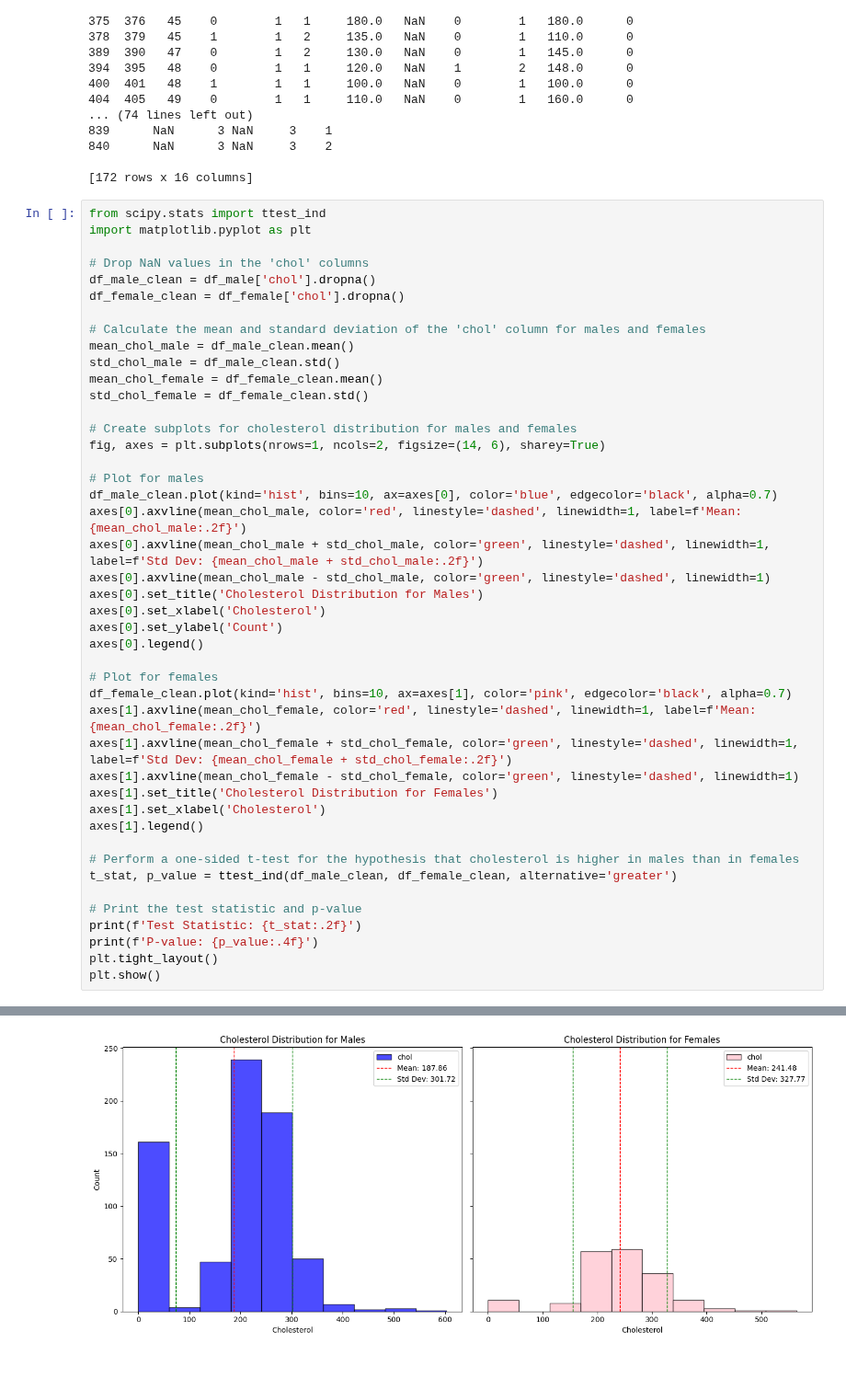
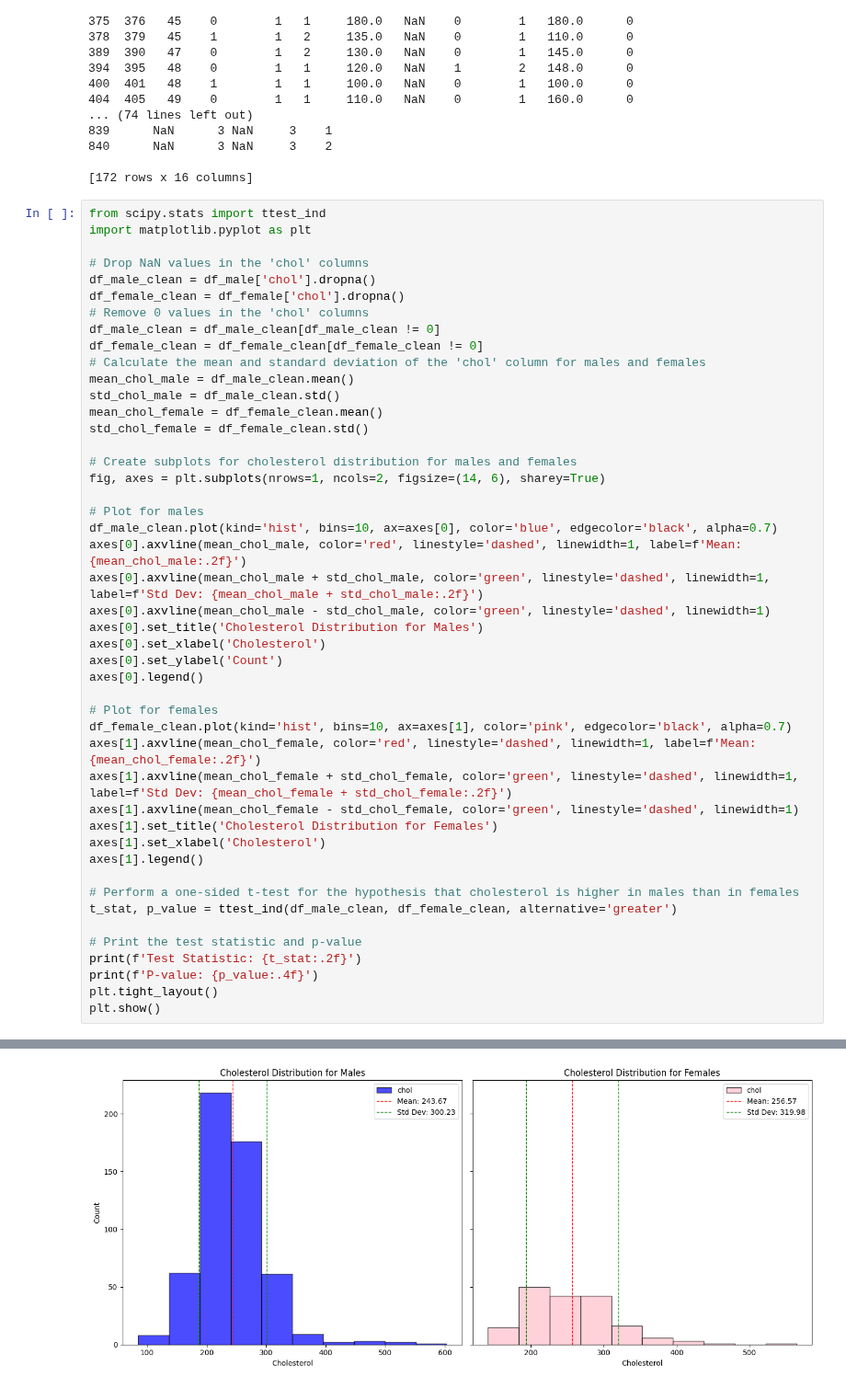
Before and after one commit to KasperFuru/datamining_oblig1, a Jupyter notebook: oblignotebook.ipynb, the cells around one changed output, grey strips where cells are left out. Shown at 92% size. Drawn from its saved outputs; the diff is of its cells as text.

Commit message:
endret chol p og t test

```diff
--- a/oblignotebook.ipynb
+++ b/oblignotebook.ipynb
@@ -304,7 +304,9 @@ import matplotlib.pyplot as plt
 # Drop NaN values in the 'chol' columns
 df_male_clean = df_male['chol'].dropna()
 df_female_clean = df_female['chol'].dropna()
-
+# Remove 0 values in the 'chol' columns
+df_male_clean = df_male_clean[df_male_clean != 0]
+df_female_clean = df_female_clean[df_female_clean != 0]
 # Calculate the mean and standard deviation of the 'chol' column for males and females
 mean_chol_male = df_male_clean.mean()
 std_chol_male = df_male_clean.std()
@@ -351 +349 @@ P-value: 1.0000
-[figure, old version]
+[figure, new version]
```
Also changed, not shown: parts of 1 cell of this notebook.
